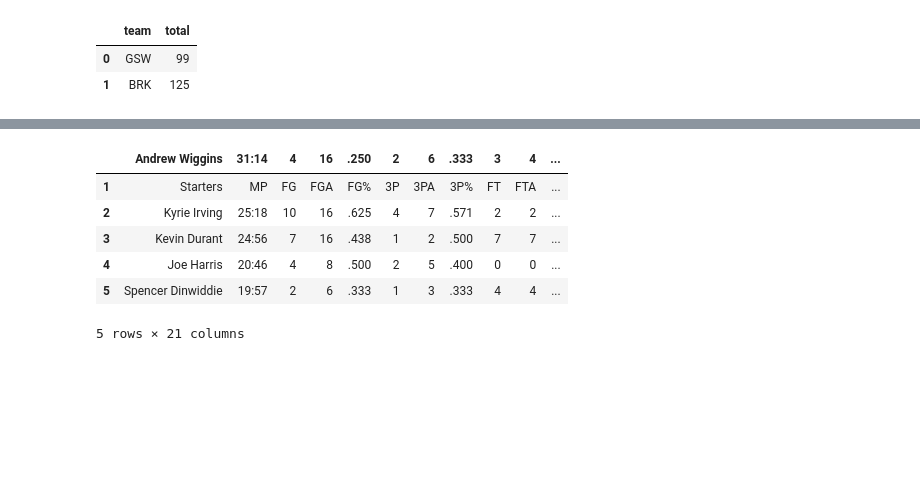
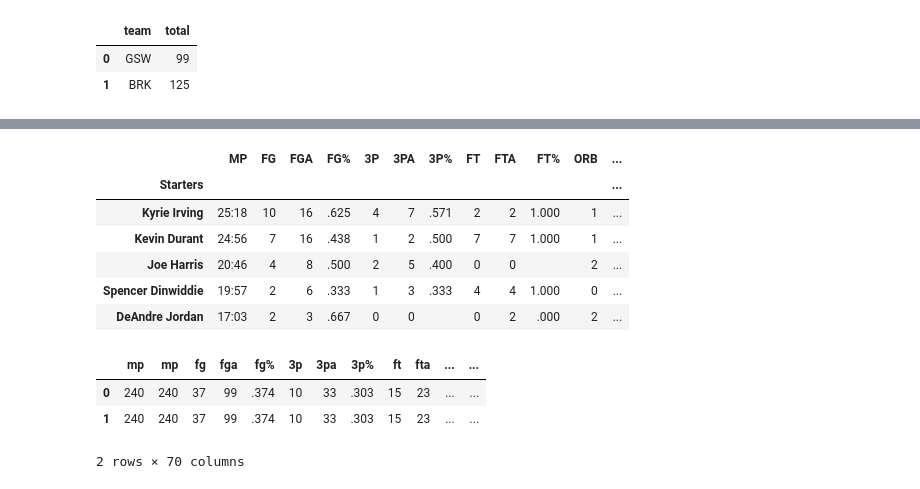
Before and after one commit to VincentGordon-Data-Analyst/NBA_Final_Score_Predictions, a Jupyter notebook: final_score_scrape.ipynb, the cells around one changed output, grey strips where cells are left out. Drawn from its saved outputs; the diff is of its cells as text; code cells hidden in the pictures; blank space fills up the shorter version.

```diff
--- a/final_score_scrape.ipynb
+++ b/final_score_scrape.ipynb
@@ -118,4 +167,9 @@ away_basic = pd.DataFrame(away_team_tables['basic']).dropna().drop(index=7)
 # %%
+home_advanced = pd.DataFrame(home_team_tables['advanced']).dropna().drop(index=7)
+home_basic = pd.DataFrame(home_team_tables['basic']).dropna().drop(index=7)
+away_advanced = pd.DataFrame(away_team_tables['advanced']).dropna().drop(index=7)
+away_basic = pd.DataFrame(away_team_tables['basic']).dropna().drop(index=7)
+
 # Use first row as headers
 advanced_headers = home_advanced.iloc[0]
 basic_headers = home_basic.iloc[0]
@@ -131,14 +185,51 @@ away_basic.rename(columns=basic_headers, inplace=True)
 home_advanced = home_advanced.drop(index=1).reset_index(drop=True)
 away_advanced = away_advanced.drop(index=1).reset_index(drop=True)
 home_basic = home_basic.drop(index=1).reset_index(drop=True)
-home_advanced = home_advanced.drop(index=1).reset_index(drop=True)
+away_basic = away_basic.drop(index=1).reset_index(drop=True)
+
+# Use Players as index
+home_advanced = home_advanced.set_index('Starters')
+away_advanced = away_advanced.set_index('Starters')
+home_basic = home_basic.set_index('Starters')
+away_basic = away_basic.set_index('Starters')
+# %%
+away_basic.head()
+# %% [output]
+|  | MP | FG | FGA | FG% | 3P | 3PA | 3P% | FT | FTA | FT% | ORB | ... |
+| Starters |  |  |  |  |  |  |  |  |  |  |  | ... |
+| Kyrie Irving | 25:18 | 10 | 16 | .625 | 4 | 7 | .571 | 2 | 2 | 1.000 | 1 | ... |
+| Kevin Durant | 24:56 | 7 | 16 | .438 | 1 | 2 | .500 | 7 | 7 | 1.000 | 1 | ... |
+| Joe Harris | 20:46 | 4 | 8 | .500 | 2 | 5 | .400 | 0 | 0 |  | 2 | ... |
+| Spencer Dinwiddie | 19:57 | 2 | 6 | .333 | 1 | 3 | .333 | 4 | 4 | 1.000 | 0 | ... |
+| DeAndre Jordan | 17:03 | 2 | 3 | .667 | 0 | 0 |  | 0 | 2 | .000 | 2 | ... |
 # %%
-away_basic.head()
+summaries = []
+base_cols = None
+
+for team in teams:
+    # Calculate totals for the current team
+    totals = pd.concat([home_basic.iloc[-1,:], home_advanced.iloc[-1,:]])
+    totals.index = totals.index.str.lower()
+
+    # Calculate maxes for the current team
+    maxes = pd.concat([home_basic.iloc[:-1,:].max(), home_advanced.iloc[:-1,:].max()])
+    maxes.index = maxes.index.str.lower() + "_max"
+
+    # Combine totals and maximums into a summary dataframe
+    summary = pd.concat([totals, maxes])
+
+    if base_cols is None:
+        base_cols = list(summary.index.drop_duplicates(keep='first'))
+        base_cols = [b for b in base_cols if "bpm" not in b]
+
+    summary = summary[base_cols]
+    summaries.append(summary)
+
+summary = pd.concat(summaries, axis=1).T
-# %% [output]
-|  | Andrew Wiggins | 31:14 | 4 | 16 | .250 | 2 | 6 | .333 | 3 | 4 | ... |
-| 1 | Starters | MP | FG | FGA | FG% | 3P | 3PA | 3P% | FT | FTA | ... |
-| 2 | Kyrie Irving | 25:18 | 10 | 16 | .625 | 4 | 7 | .571 | 2 | 2 | ... |
-| 3 | Kevin Durant | 24:56 | 7 | 16 | .438 | 1 | 2 | .500 | 7 | 7 | ... |
-| 4 | Joe Harris | 20:46 | 4 | 8 | .500 | 2 | 5 | .400 | 0 | 0 | ... |
-| 5 | Spencer Dinwiddie | 19:57 | 2 | 6 | .333 | 1 | 3 | .333 | 4 | 4 | ... |
-5 rows × 21 columns
+# %%
+summary
+# %% [output]
+|  | mp | mp | fg | fga | fg% | 3p | 3pa | 3p% | ft | fta | ... | ... |
+| 0 | 240 | 240 | 37 | 99 | .374 | 10 | 33 | .303 | 15 | 23 | ... | ... |
+| 1 | 240 | 240 | 37 | 99 | .374 | 10 | 33 | .303 | 15 | 23 | ... | ... |
+2 rows × 70 columns
```
Also changed, not shown: parts of 10 cells of this notebook.
